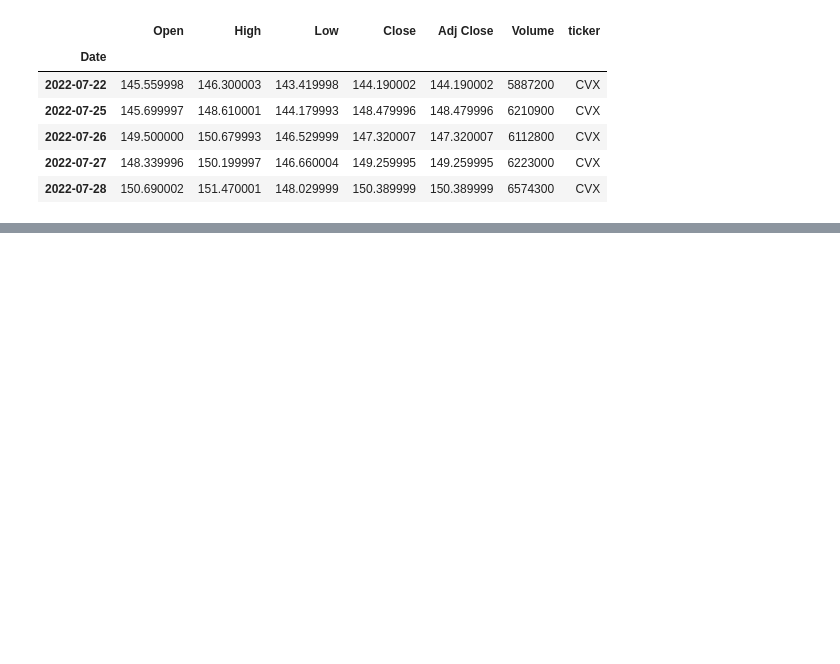
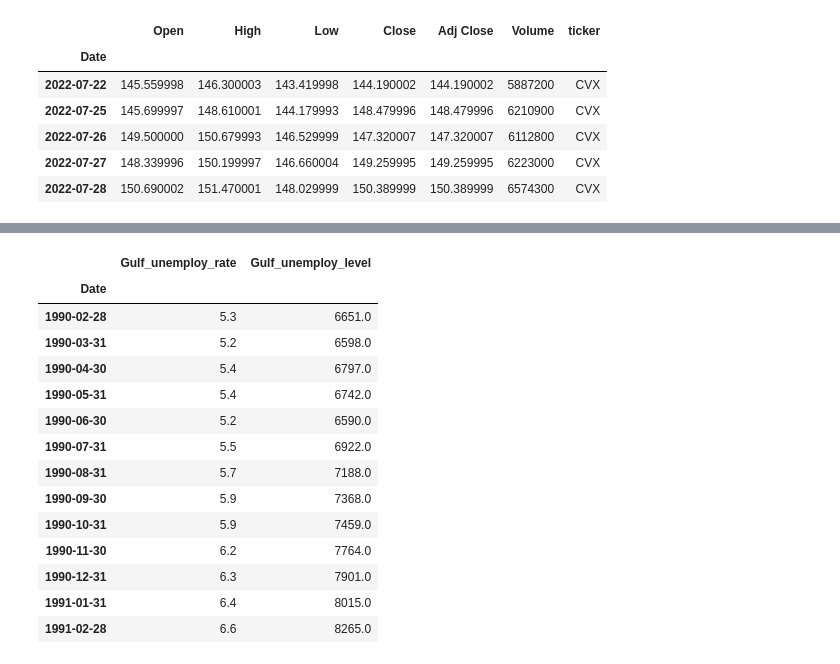
Before and after one commit to lrb924/Collateral_Damage, a Jupyter notebook: miguel.ipynb, the cells around one changed output, grey strips where cells are left out. Cells and saved outputs as stored; diff of their text form; code cells hidden in the pictures; blank space fills up the shorter version.

```diff
--- a/miguel.ipynb
+++ b/miguel.ipynb
@@ -31,0 +52,30 @@ import seaborn as sns
+# %%
+## getting the environment variables
+q_API_KEY = os.getenv('QUANDL_API_KEY')
+# %%
+## setting the API key
+quandl.ApiConfig.api_key = q_API_KEY
+# %%
+## getting unemployment data during the gulf war
+
+gulf_unemp_df = quandl.get(["FRED/UNRATE", "FRED/UNEMPLOY"], trim_start = "1990-02-1", trim_end="1991-02-28", collapse = 'monthly')
+gulf_unemp_df.columns = ['Gulf_unemploy_rate', 'Gulf_unemploy_level']
+
+
+gulf_unemp_df
+# %% [output]
+|  | Gulf_unemploy_rate | Gulf_unemploy_level |
+| Date |  |  |
+| 1990-02-28 | 5.3 | 6651.0 |
+| 1990-03-31 | 5.2 | 6598.0 |
+| 1990-04-30 | 5.4 | 6797.0 |
+| 1990-05-31 | 5.4 | 6742.0 |
+| 1990-06-30 | 5.2 | 6590.0 |
+| 1990-07-31 | 5.5 | 6922.0 |
+| 1990-08-31 | 5.7 | 7188.0 |
+| 1990-09-30 | 5.9 | 7368.0 |
+| 1990-10-31 | 5.9 | 7459.0 |
+| 1990-11-30 | 6.2 | 7764.0 |
+| 1990-12-31 | 6.3 | 7901.0 |
+| 1991-01-31 | 6.4 | 8015.0 |
+| 1991-02-28 | 6.6 | 8265.0 |
```
Also changed, not shown: parts of 5 cells of this notebook, 2 other files.
